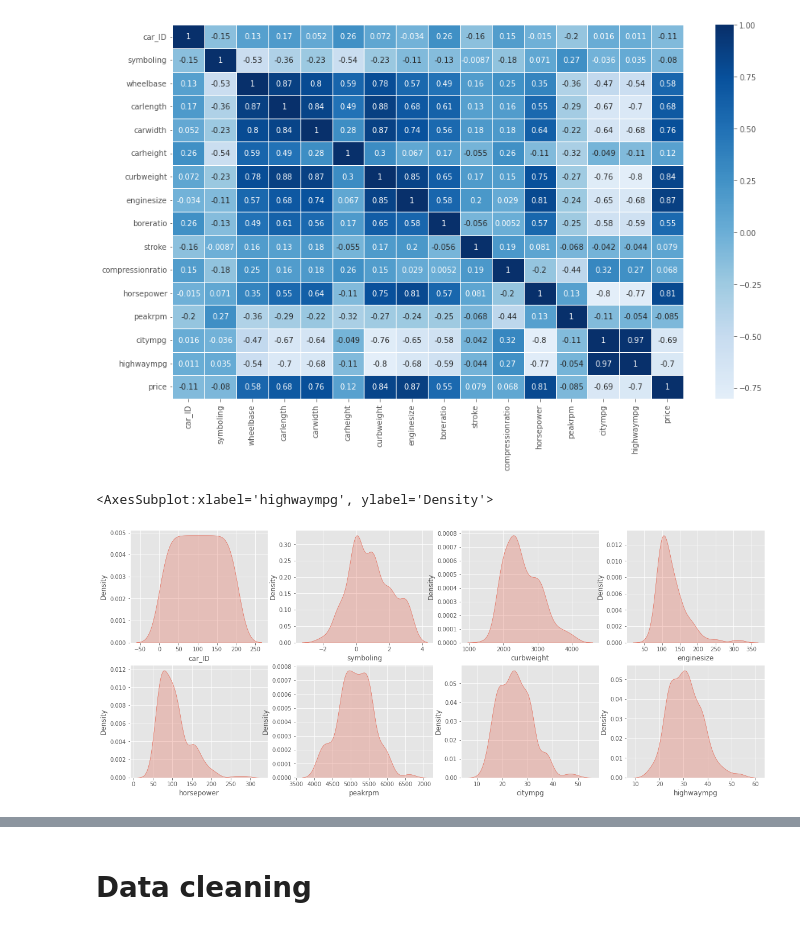
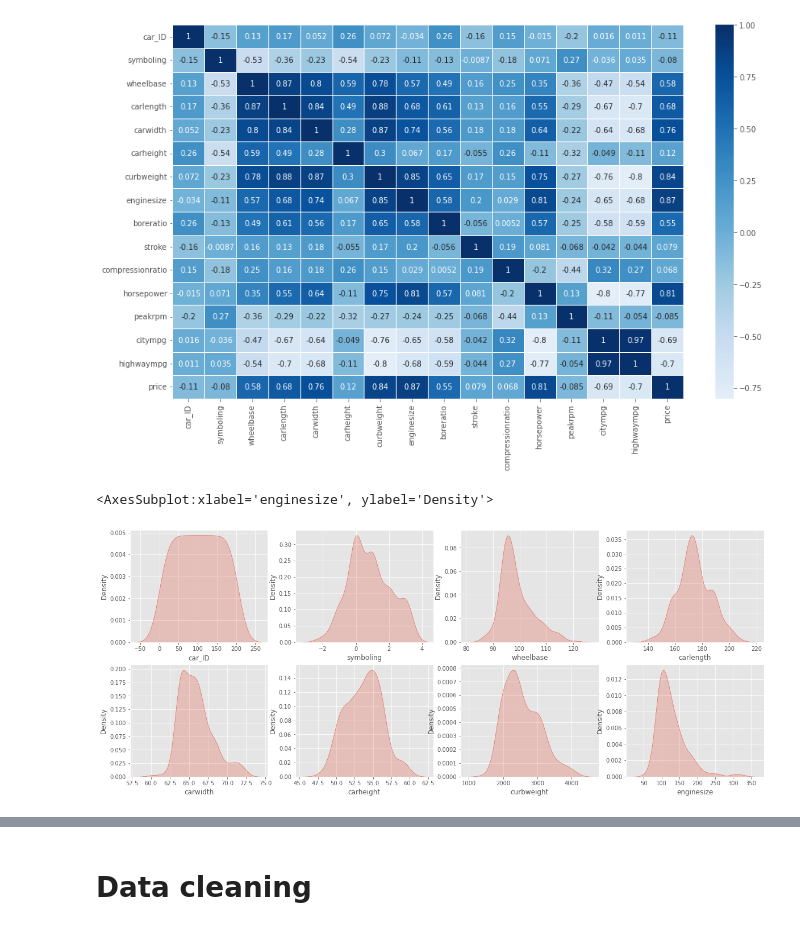
Before and after one commit to yuvraaj2002/Old_projects, a Jupyter notebook: car_price_prediction/Car_code.ipynb, the cells around one changed output, grey strips where cells are left out. Cells and saved outputs as stored; diff of their text form; code cells hidden in the pictures.

```diff
--- a/car_price_prediction/Car_code.ipynb
+++ b/car_price_prediction/Car_code.ipynb
@@ -109,18 +110,18 @@ sns.heatmap(df.corr(),annot=True, cmap="Blues", linewidths=1,ax= ax,center =0)
 # %%
 # Let's check the outliers, and for checking the outliers we first need to see the distribution of the every numerical variable
 fig,ax = plt.subplots(2,4,figsize = (20,8))
 
 sns.kdeplot(df['car_ID'],shade=True,ax = ax[0][0])
 sns.kdeplot(df['symboling'],shade=True,ax = ax[0][1])
-sns.kdeplot(df['curbweight'],shade=True,ax = ax[0][2])
-sns.kdeplot(df['enginesize'],shade=True,ax = ax[0][3])
-sns.kdeplot(df['horsepower'],shade=True,ax = ax[1][0])
-sns.kdeplot(df['peakrpm'],shade=True,ax = ax[1][1])
-sns.kdeplot(df['citympg'],shade=True,ax = ax[1][2])
-sns.kdeplot(df['highwaympg'],shade=True,ax = ax[1][3])
+sns.kdeplot(df['wheelbase'],shade=True,ax = ax[0][2])
+sns.kdeplot(df['carlength'],shade=True,ax = ax[0][3])
+sns.kdeplot(df['carwidth'],shade=True,ax = ax[1][0])
+sns.kdeplot(df['carheight'],shade=True,ax = ax[1][1])
+sns.kdeplot(df['curbweight'],shade=True,ax = ax[1][2])
+sns.kdeplot(df['enginesize'],shade=True,ax = ax[1][3])
 # %% [output]
-<AxesSubplot:xlabel='highwaympg', ylabel='Density'>
+<AxesSubplot:xlabel='enginesize', ylabel='Density'>
-[figure, old version]
+[figure, new version]
 # %%
 # Let's plot boxplots
 fig,ax = plt.subplots(2,4,figsize = (20,8))
```
Also changed, not shown: parts of 25 cells of this notebook.
